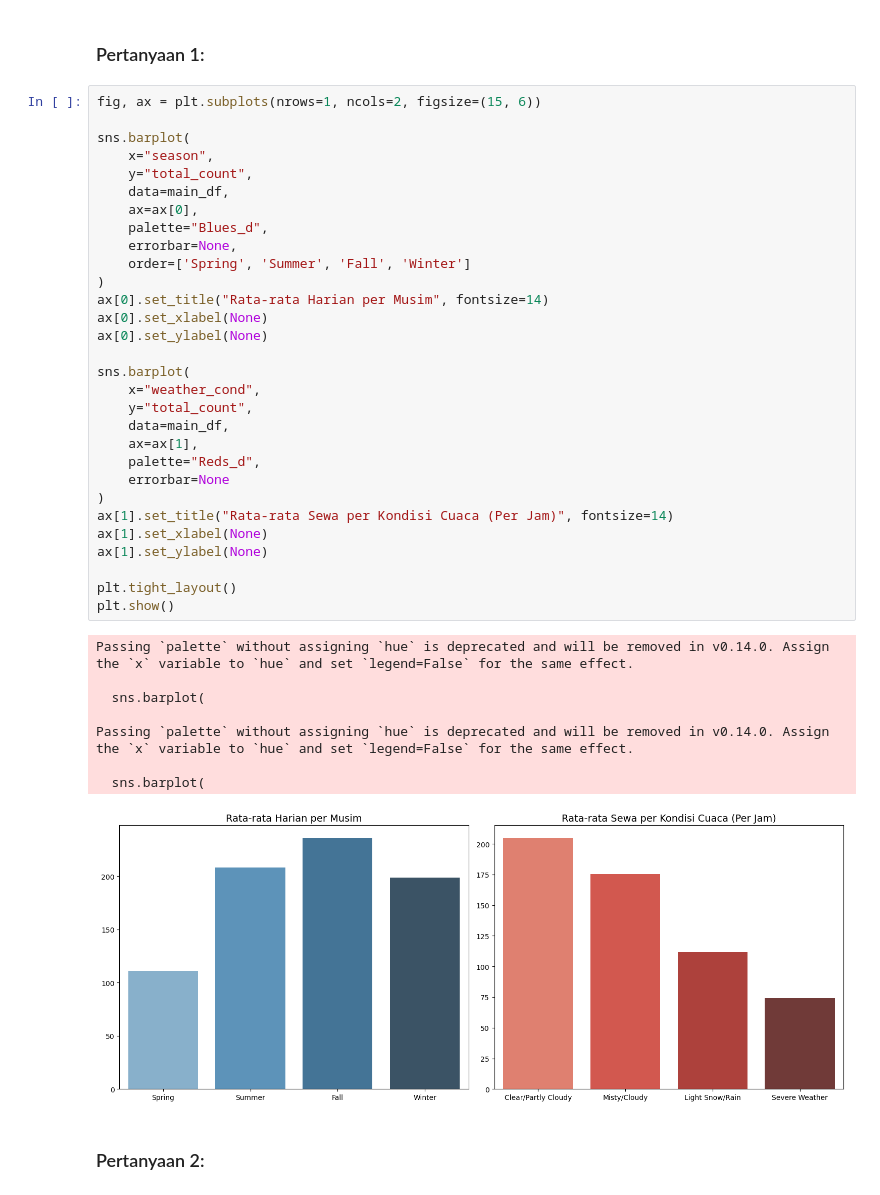
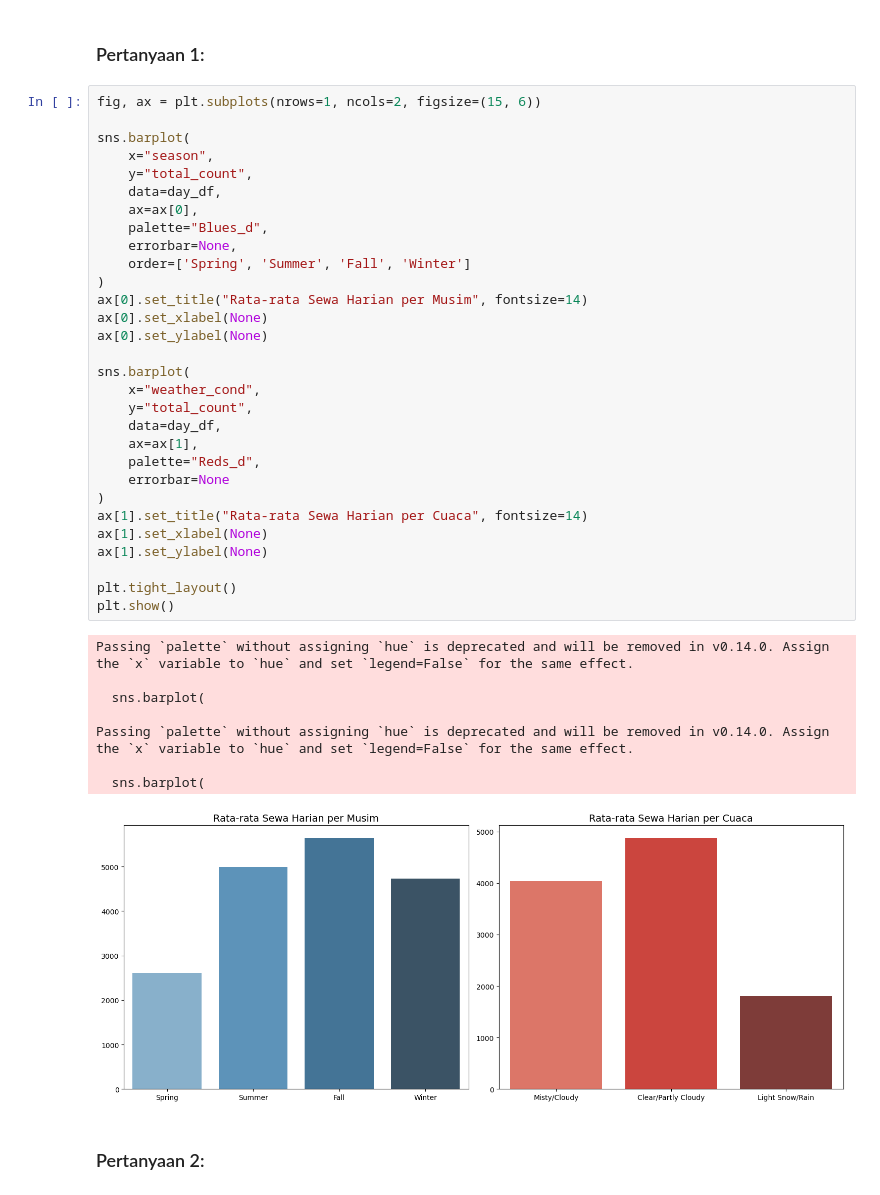
Before and after one commit to moenalyze/bike-sharing-dataset-analysis, a Jupyter notebook: notebook.ipynb, the cells around one changed output. Drawn from its saved outputs; the diff is of its cells as text.

Commit message:
update visualization

```diff
--- a/notebook.ipynb
+++ b/notebook.ipynb
@@ -457,38 +451,38 @@ fig, ax = plt.subplots(nrows=1, ncols=2, figsize=(15, 6))
 sns.barplot(
     x="season",
     y="total_count",
-    data=main_df,
+    data=day_df,
     ax=ax[0],
     palette="Blues_d",
     errorbar=None,
     order=['Spring', 'Summer', 'Fall', 'Winter']
 )
-ax[0].set_title("Rata-rata Harian per Musim", fontsize=14)
+ax[0].set_title("Rata-rata Sewa Harian per Musim", fontsize=14)
 ax[0].set_xlabel(None)
 ax[0].set_ylabel(None)
 
 sns.barplot(
     x="weather_cond",
     y="total_count",
-    data=main_df,
+    data=day_df,
     ax=ax[1],
     palette="Reds_d",
     errorbar=None
 )
-ax[1].set_title("Rata-rata Sewa per Kondisi Cuaca (Per Jam)", fontsize=14)
+ax[1].set_title("Rata-rata Sewa Harian per Cuaca", fontsize=14)
 ax[1].set_xlabel(None)
 ax[1].set_ylabel(None)
 
 plt.tight_layout()
 plt.show()
 # %% [output]
 Passing `palette` without assigning `hue` is deprecated and will be removed in v0.14.0. Assign the `x` variable to `hue` and set `legend=False` for the same effect.
 
   sns.barplot(
 
 Passing `palette` without assigning `hue` is deprecated and will be removed in v0.14.0. Assign the `x` variable to `hue` and set `legend=False` for the same effect.
 
   sns.barplot(
-[figure, old version]
+[figure, new version]
 # %% [markdown]
 ### Pertanyaan 2:
```
Also changed, not shown: parts of 12 cells of this notebook, 2 other files.
